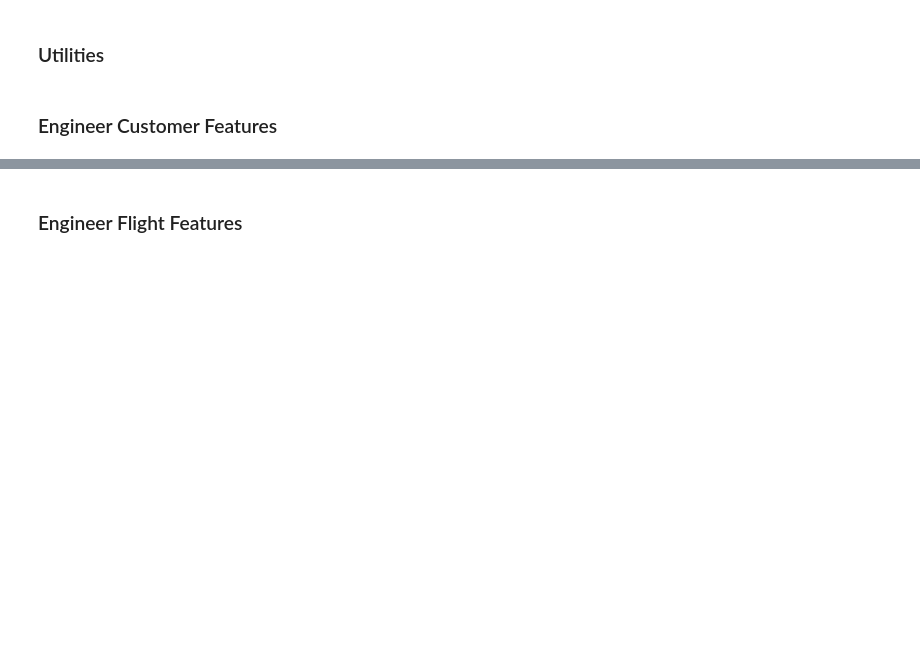
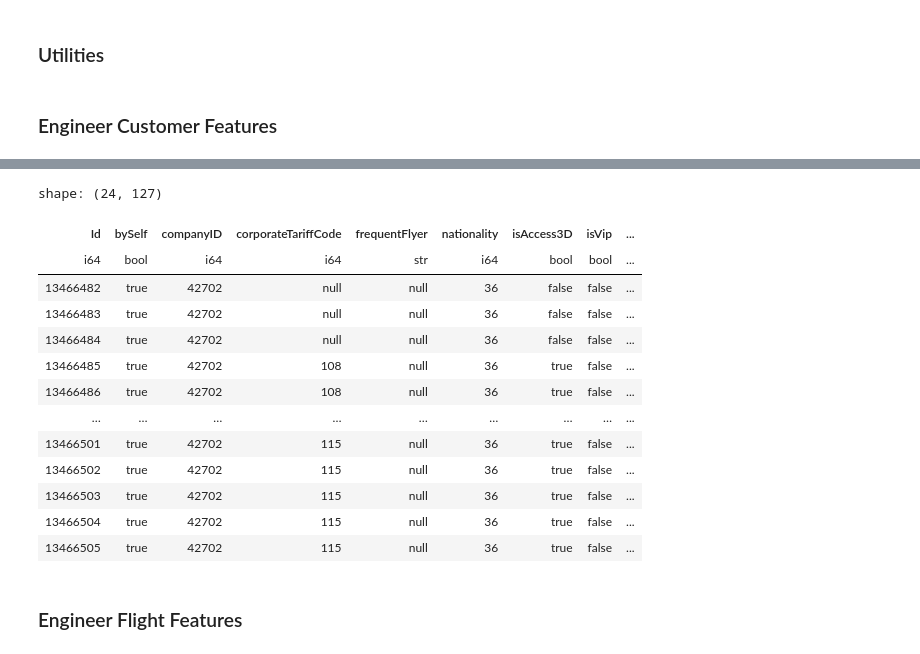
Before and after one commit to jfroggatt/aeroclub_recsys_2025, a Jupyter notebook: customer_approach.ipynb, the cells around one changed output, grey strips where cells are left out. Saved outputs shown, nothing was run; the diff lists cells and outputs as text; code cells hidden in the pictures; blank space fills up the shorter version.

```diff
--- a/customer_approach.ipynb
+++ b/customer_approach.ipynb
@@ -393,3 +398,20 @@ shape: (100, 45)
+# %%
+data.filter(pl.col('profileId') == 1082854)
+# %% [output]
+shape: (24, 127)
+| Id | bySelf | companyID | corporateTariffCode | frequentFlyer | nationality | isAccess3D | isVip | ... |
+| i64 | bool | i64 | i64 | str | i64 | bool | bool | ... |
+| 13466482 | true | 42702 | null | null | 36 | false | false | ... |
+| 13466483 | true | 42702 | null | null | 36 | false | false | ... |
+| 13466484 | true | 42702 | null | null | 36 | false | false | ... |
+| 13466485 | true | 42702 | 108 | null | 36 | true | false | ... |
+| 13466486 | true | 42702 | 108 | null | 36 | true | false | ... |
+| … | … | … | … | … | … | … | … | ... |
+| 13466501 | true | 42702 | 115 | null | 36 | true | false | ... |
+| 13466502 | true | 42702 | 115 | null | 36 | true | false | ... |
+| 13466503 | true | 42702 | 115 | null | 36 | true | false | ... |
+| 13466504 | true | 42702 | 115 | null | 36 | true | false | ... |
+| 13466505 | true | 42702 | 115 | null | 36 | true | false | ... |
 # %% [markdown]
 ### Engineer Flight Features
 # %%
```
Also changed, not shown: parts of 5 cells of this notebook.
